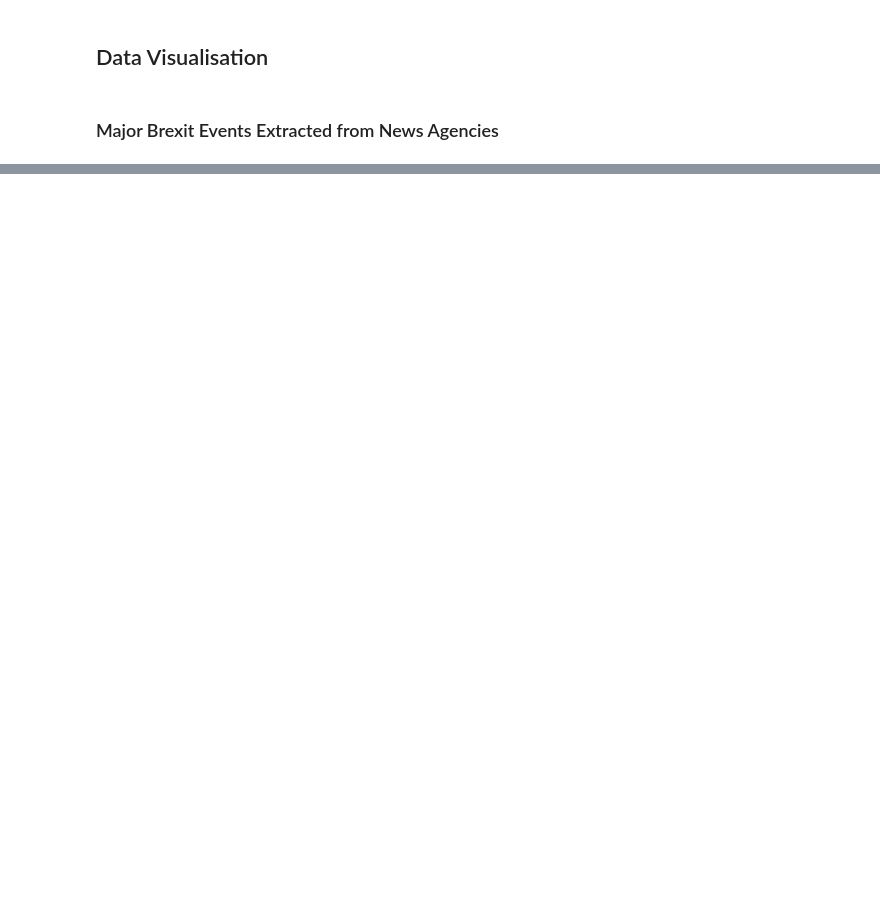
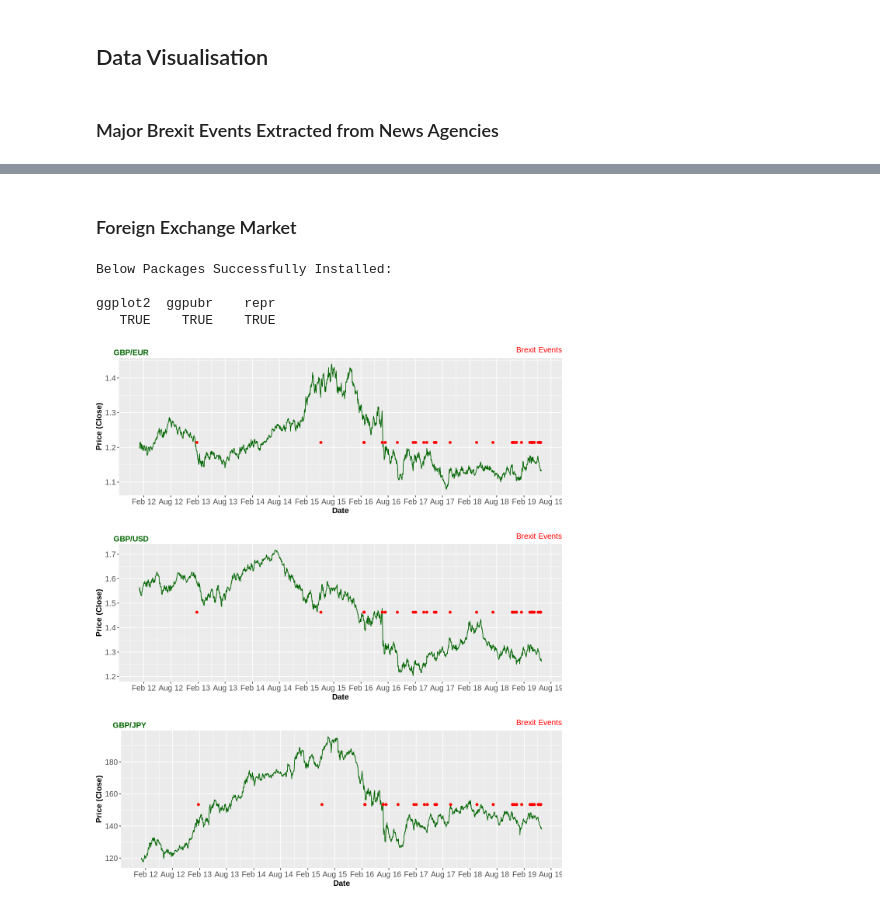
Before and after one commit to achmand/datascience-brexit, a Jupyter notebook: src/Brexit Influence on Financial Markets.ipynb, the cells around one changed output, grey strips where cells are left out. Drawn from its saved outputs; the diff is of its cells as text; code cells hidden in the pictures; blank space fills up the shorter version.

```diff
--- a/src/Brexit Influence on Financial Markets.ipynb
+++ b/src/Brexit Influence on Financial Markets.ipynb
@@ -66,0 +68,37 @@ Below Packages Successfully Installed:
+# %% [markdown]
+### Foreign Exchange Market
+# %%
+# PLOT FX RATES
+# load cleaned/augmented fx rates dataset as df
+df.fxrates <- data.frame(read.csv(paste("data/cleansed/", kFxRatesFile)))
+
+# install/load libraries
+lubripack("ggplot2","ggpubr", "repr")
+
+# create plot for each pair
+# GBP/EUR
+plot.gbpeur <- ggplot(df.fxrates, aes(x = as.Date(df.fxrates$date), y = df.fxrates$GBPEUR)) + geom_line(color = "darkgreen") + ggtitle("Brexit Events") + xlab("Date") + ylab("Price (Close)") + theme(plot.title = element_text(hjust = 1, size=12, color = "red")) + theme(axis.text=element_text(size=12)) + theme(axis.title=element_text(size=12, face="bold")) + scale_x_date(date_labels = "%b %y", limits=c(as.Date("2012-01-01"), as.Date("2019-06-01")), date_breaks = "6 months") + theme(plot.margin = unit(c(0,0,2,0), "lines")) + geom_point(data = df.events, mapping=aes(x=df.events$event_date, y=mean(df.fxrates$GBPEUR)), size=1.5, color = "red")
+# GBP/USD
+plot.gbpusd <- ggplot(df.fxrates, aes(x = as.Date(df.fxrates$date), y = df.fxrates$GBPUSD)) + geom_line(color = "darkgreen") + ggtitle("Brexit Events") + xlab("Date") + ylab("Price (Close)") + theme(plot.title = element_text(hjust = 1, size=12, color = "red")) + theme(axis.text=element_text(size=12)) + theme(axis.title=element_text(size=12, face="bold")) + scale_x_date(date_labels = "%b %y", limits=c(as.Date("2012-01-01"), as.Date("2019-06-01")), date_breaks = "6 months") + theme(plot.margin = unit(c(0,0,2,0), "lines")) + geom_point(data = df.events, mapping=aes(x=df.events$event_date, y=mean(df.fxrates$GBPUSD)), size=1.5, color = "red")
+# GBP/JPY
+plot.gbpjpy <- ggplot(df.fxrates, aes(x = as.Date(df.fxrates$date), y = df.fxrates$GBPJPY)) + geom_line(color = "darkgreen") + ggtitle("Brexit Events") + xlab("Date") + ylab("Price (Close)") + theme(plot.title = element_text(hjust = 1, size=12, color = "red")) + theme(axis.text=element_text(size=12)) + theme(axis.title=element_text(size=12, face="bold")) + scale_x_date(date_labels = "%b %y", limits=c(as.Date("2012-01-01"), as.Date("2019-06-01")), date_breaks = "6 months") + theme(plot.margin = unit(c(0,0,2,0), "lines")) + geom_point(data = df.events, mapping=aes(x=df.events$event_date, y=mean(df.fxrates$GBPJPY)), size=1.5, color = "red")
+
+# plot fx rates graphs
+plot.fxrates <- ggarrange(
+    plot.gbpeur,
+    plot.gbpusd,
+    plot.gbpjpy,
+    labels = c("GBP/EUR", "GBP/USD", "GBP/JPY"),
+    font.label = list(size = 12, color = "darkgreen", family = NULL),
+    nrow = 3
+)
+
+# set size of plot and show
+options(repr.plot.width=10, repr.plot.height=12)
+plot.fxrates
+# %% [output]
+Below Packages Successfully Installed:
+
+ggplot2  ggpubr    repr
+   TRUE    TRUE    TRUE
+[figure, added]
```
Also changed, not shown: parts of 20 cells of this notebook, 9 other files.
